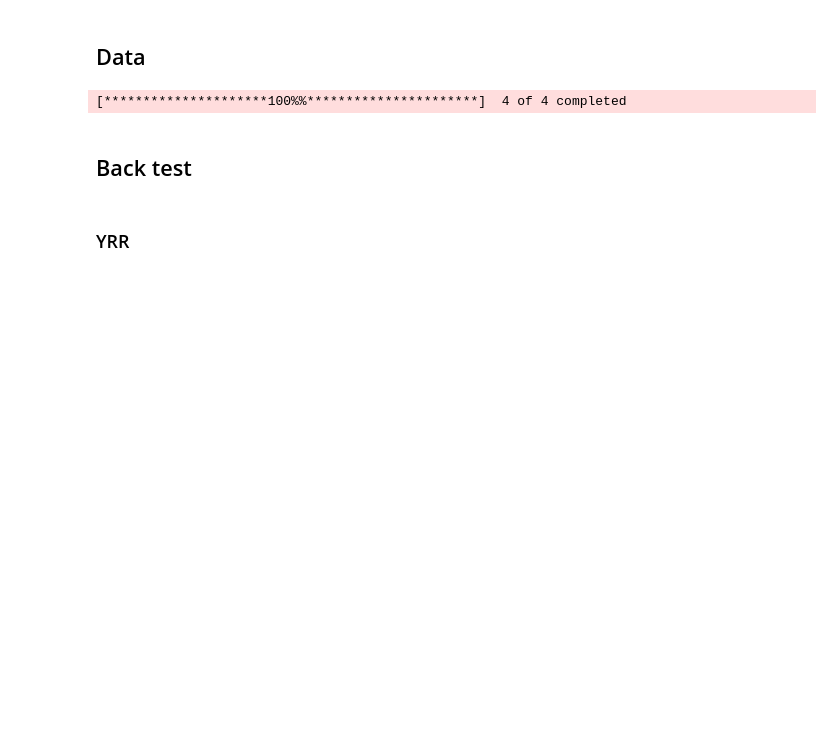
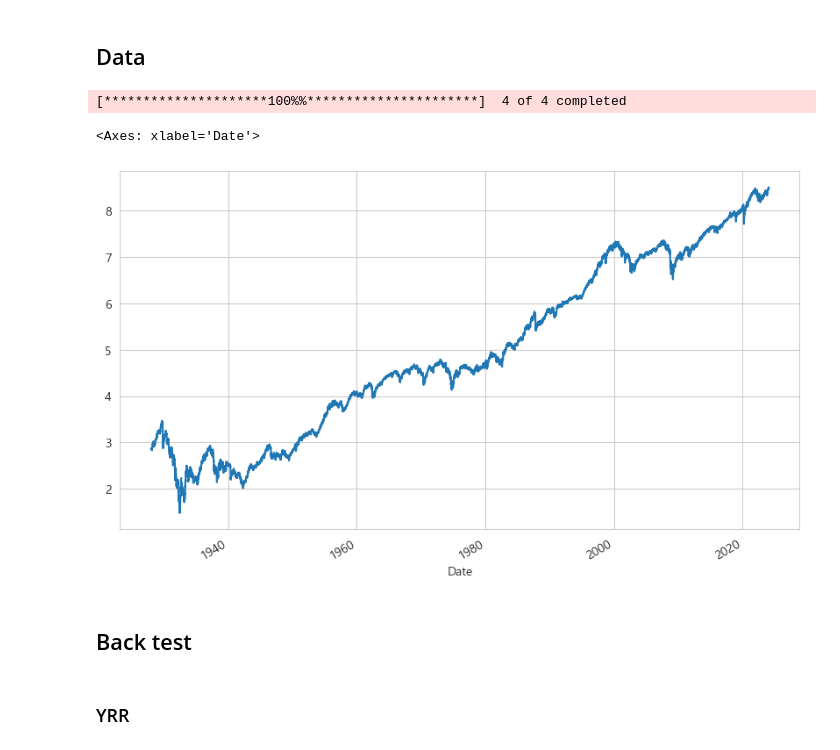
Before and after one commit to sdjhs0327/ws_fn, a Jupyter notebook: analytics/01_01_shock_case_study.ipynb, the cells around one changed output. Drawn from its saved outputs; the diff is of its cells as text; code cells hidden in the pictures; blank space fills up the shorter version.

```diff
--- a/analytics/01_01_shock_case_study.ipynb
+++ b/analytics/01_01_shock_case_study.ipynb
@@ -81,6 +89,11 @@ df = df.fillna(method = 'pad')
 [*********************100%%**********************]  4 of 4 completed
 # %%
 rate_df = pd.DataFrame([DFF, DTB3, DGS2, DGS10, DGS20], index=['DFF', 'TB3M', 'GS2Y', 'GS10Y', 'GS20Y']).T.fillna(method='pad').sort_index()
+# %%
+np.log(df['^GSPC'].dropna()).plot()
+# %% [output]
+<Axes: xlabel='Date'>
+[figure, added]
 # %%
 ## https://github.com/Boulder-Investment-Technologies/lppls
 # %% [markdown]
```
Also changed, not shown: parts of 2 cells of this notebook.
